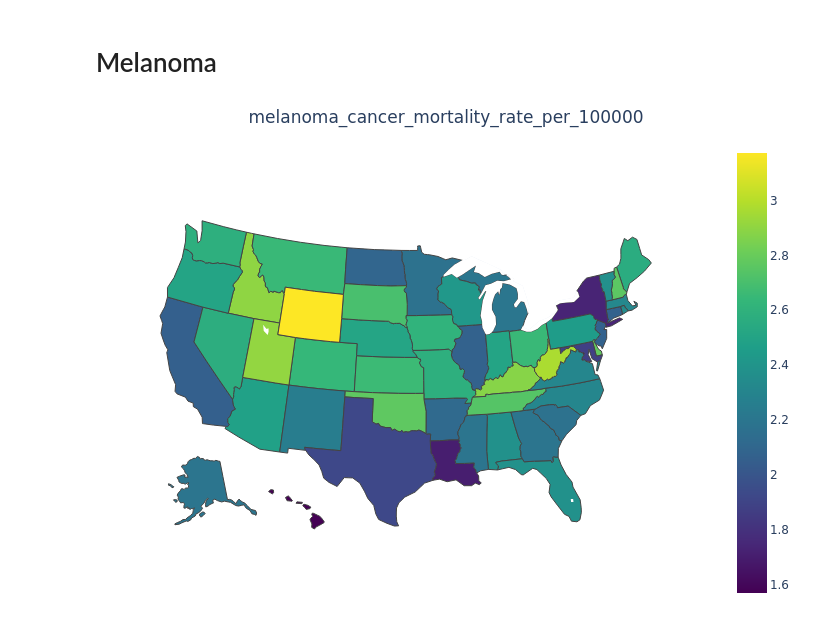
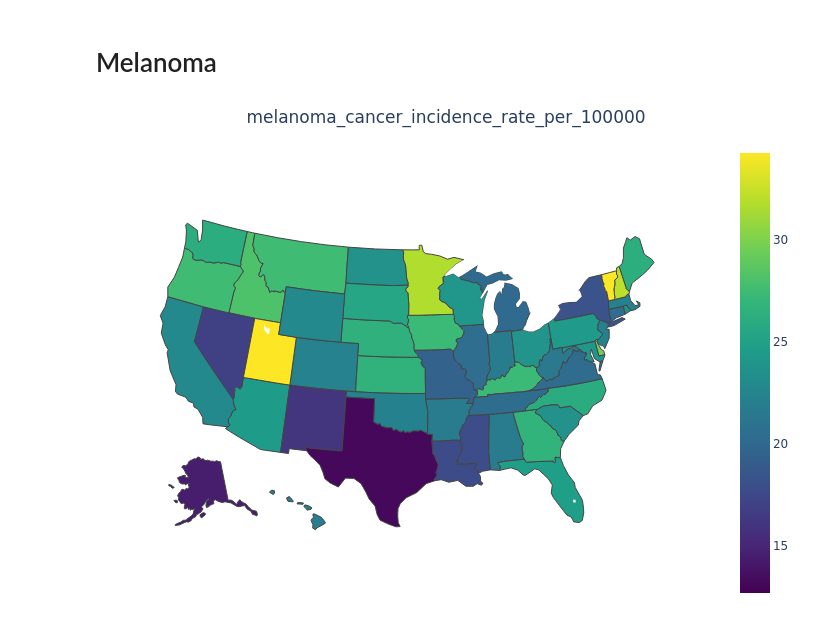
Before and after one commit to agale123/sep-cancer-inequality, a Jupyter notebook: notebooks/exploration/visualization_state.ipynb, the cells around one changed output. Drawn from its saved outputs; the diff is of its cells as text; code cells hidden in the pictures.

```diff
--- a/notebooks/exploration/visualization_state.ipynb
+++ b/notebooks/exploration/visualization_state.ipynb
@@ -86,9 +86,9 @@ plot_states("colorectal_cancer_mortality_rate_per_100000")
 # %% [markdown]
 # Melanoma
 # %%
-plot_states("melanoma_cancer_mortality_rate_per_100000")
+plot_states("melanoma_cancer_incidence_rate_per_100000")
 # %% [output]
-[figure, old version]
+[figure, new version]
 # %%
 df.columns
 # %% [output]
```
Also changed, not shown: 5 other files.
